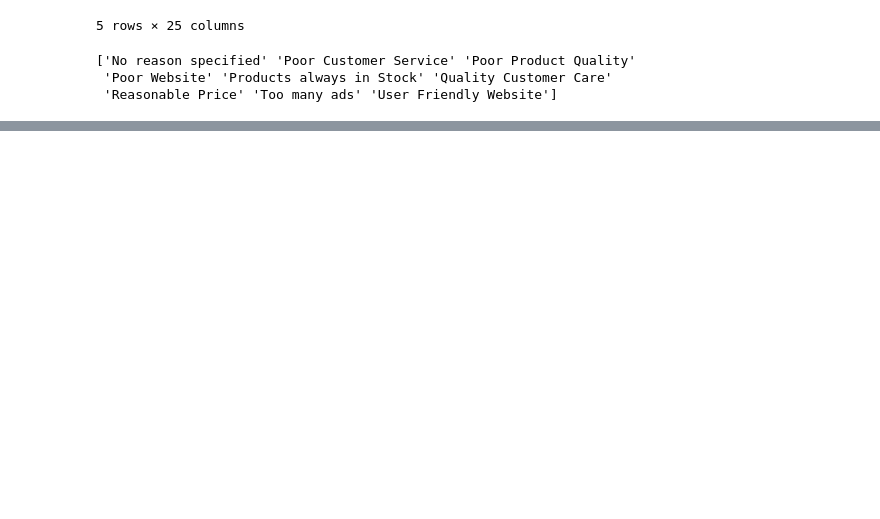
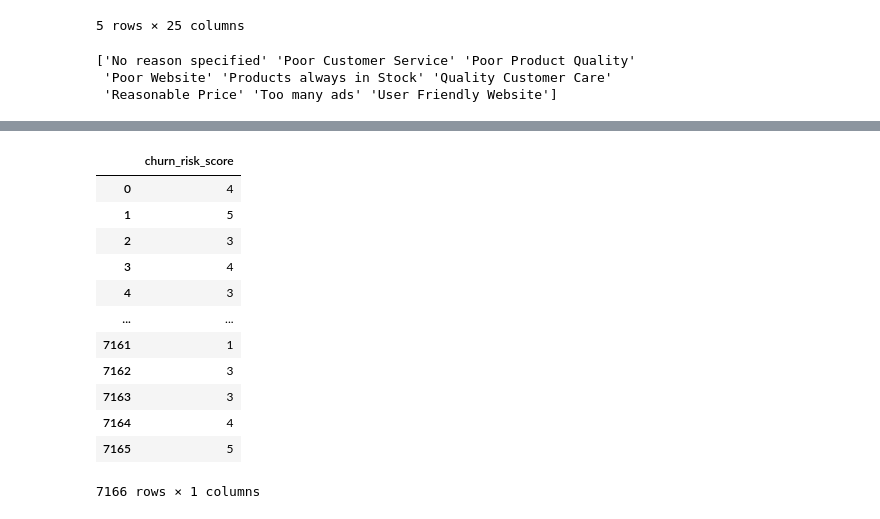
Before and after one commit to Ahsan-Ehtesham/Churn-Risk-Score-Prediction, a Jupyter notebook: Churn Risk Score Prediction.ipynb, the cells around one changed output, grey strips where cells are left out. Drawn from its saved outputs; the diff is of its cells as text; code cells hidden in the pictures; blank space fills up the shorter version.

```diff
--- a/Churn Risk Score Prediction.ipynb
+++ b/Churn Risk Score Prediction.ipynb
@@ -210,0 +248,17 @@ weighted avg       0.78      0.78      0.78      7166
+# %%
+final_score = pd.DataFrame(y_pred,columns=['churn_risk_score'])
+final_score
+# %% [output]
+|  | churn_risk_score |
+| 0 | 4 |
+| 1 | 5 |
+| 2 | 3 |
+| 3 | 4 |
+| 4 | 3 |
+| ... | ... |
+| 7161 | 1 |
+| 7162 | 3 |
+| 7163 | 3 |
+| 7164 | 4 |
+| 7165 | 5 |
+7166 rows × 1 columns
```
Also changed, not shown: parts of 12 cells of this notebook, 1 other file.
